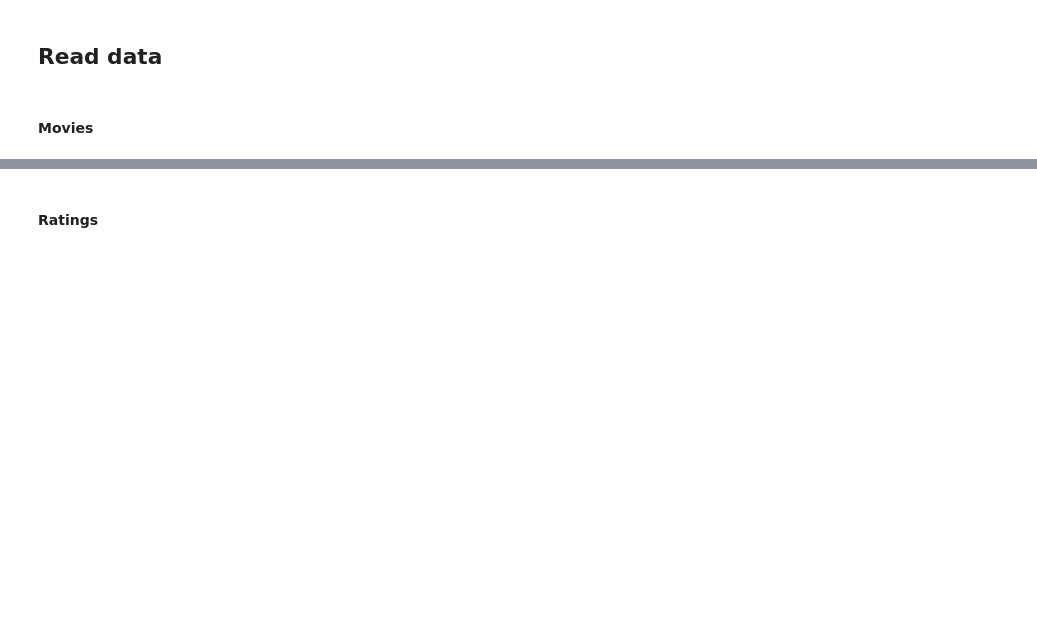
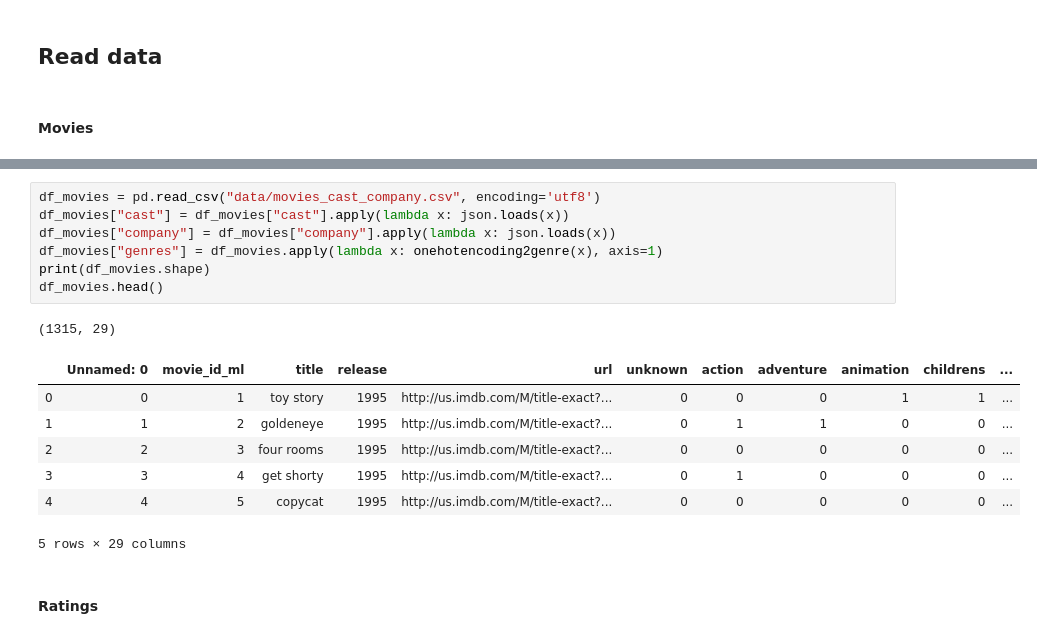
Before and after one commit to Movinder/movielens-imdb-exploration, a Jupyter notebook: movie_recommendation_jelena.ipynb, the cells around one changed output, grey strips where cells are left out. Drawn from its saved outputs; the diff is of its cells as text; blank space fills up the shorter version.

```diff
--- a/movie_recommendation_jelena.ipynb
+++ b/movie_recommendation_jelena.ipynb
@@ -21,3 +59,19 @@ df_movies.head()
+# %%
+df_movies = pd.read_csv("data/movies_cast_company.csv", encoding='utf8')
+df_movies["cast"] = df_movies["cast"].apply(lambda x: json.loads(x))
+df_movies["company"] = df_movies["company"].apply(lambda x: json.loads(x))
+df_movies["genres"] = df_movies.apply(lambda x: onehotencoding2genre(x), axis=1)
+print(df_movies.shape)
+df_movies.head()
+# %% [output]
+(1315, 29)
+|  | Unnamed: 0 | movie_id_ml | title | release | url | unknown | action | adventure | animation | childrens | ... |
+| 0 | 0 | 1 | toy story | 1995 | http://us.imdb.com/M/title-exact?... | 0 | 0 | 0 | 1 | 1 | ... |
+| 1 | 1 | 2 | goldeneye | 1995 | http://us.imdb.com/M/title-exact?... | 0 | 1 | 1 | 0 | 0 | ... |
+| 2 | 2 | 3 | four rooms | 1995 | http://us.imdb.com/M/title-exact?... | 0 | 0 | 0 | 0 | 0 | ... |
+| 3 | 3 | 4 | get shorty | 1995 | http://us.imdb.com/M/title-exact?... | 0 | 1 | 0 | 0 | 0 | ... |
+| 4 | 4 | 5 | copycat | 1995 | http://us.imdb.com/M/title-exact?... | 0 | 0 | 0 | 0 | 0 | ... |
+5 rows × 29 columns
 # %% [markdown]
 #### Ratings
 # %%
```
Also changed, not shown: parts of 37 cells of this notebook, 2 other files.
